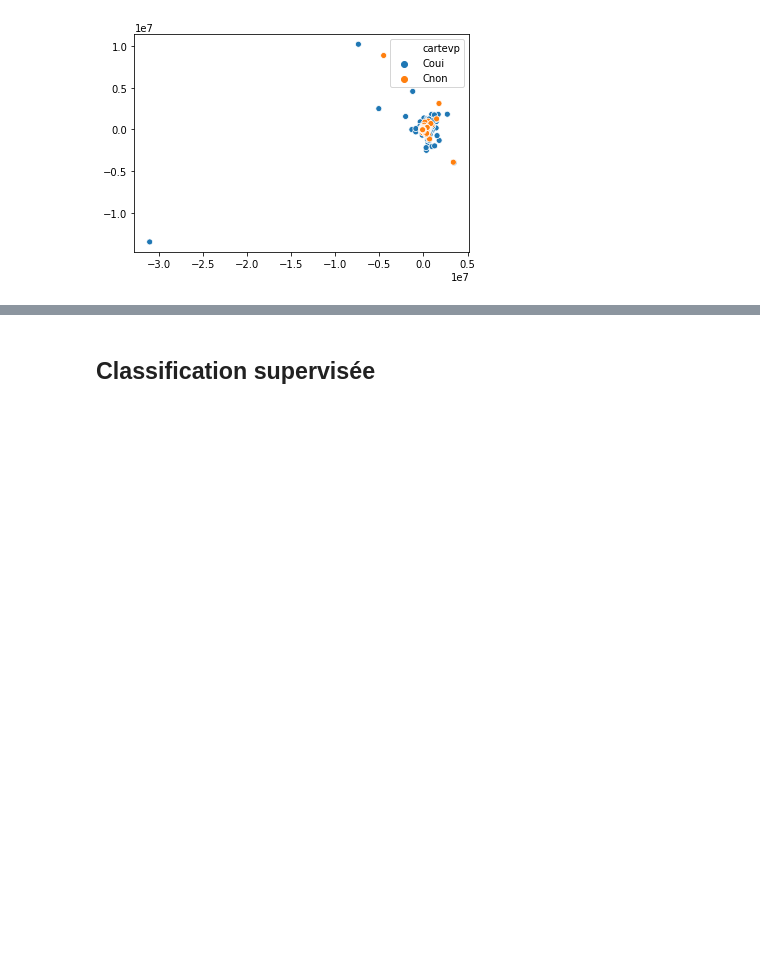
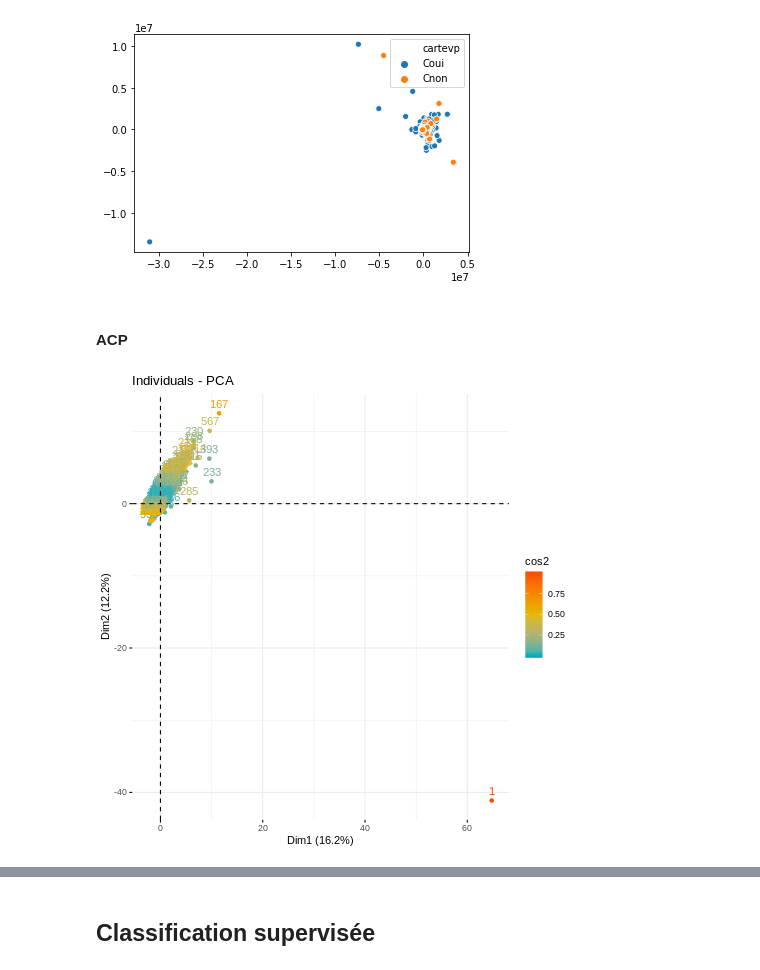
Before and after one commit to mahdiou-diallo/Projet_AppSup, a Jupyter notebook: src/visa.ipynb, the cells around one changed output, grey strips where cells are left out. Cells and saved outputs as stored; diff of their text form; code cells hidden in the pictures; blank space fills up the shorter version.

```diff
--- a/src/visa.ipynb
+++ b/src/visa.ipynb
@@ -383,3 +364,32 @@ sns.scatterplot(mds_embed[:,0], mds_embed[:,1], hue=visa.cartevp)
 [figure]
 # %%
 visa_new = pd.concat([visa_quanti_new, visa_quali_new, visa.cartevp], axis=1)
+# %% [markdown]
+#### ACP
+# %%
+%%R -i visa_quanti_new -i visa_new -o acp
+library(FactoMineR)
+library(factoextra)
+# library(corrplot)
+
+df <- visa_quanti_new
+
+acp <- PCA(df,ncp=ncol(df[-1,]), graph=FALSE) # , ind.sup=c(1,167)
+# print(acp$eig[, 2:3])
+fviz_screeplot(acp)
+fviz_pca_var(acp,
+             col.var = "cos2",
+             alpha.var = "cos2",
+             gradient.cols = c("#00AFBB", "#E7B800", "#FC4E07"),
+             repel = TRUE
+            )
+# var <- get_pca_var(acp)
+# corrplot(var$contrib, is.corr=FALSE)
+fviz_contrib(acp, choice = "var", axes = 2, top = 10)
+fviz_pca_ind(acp, col.ind = "cos2",
+             gradient.cols = c("#00AFBB", "#E7B800", "#FC4E07")
+#              ,
+#              repel = TRUE # Avoid text overlapping (slow if many points)
+             )
+# %% [output]
+[figure, added]
```
Also changed, not shown: parts of 45 cells of this notebook, 1 other file.
